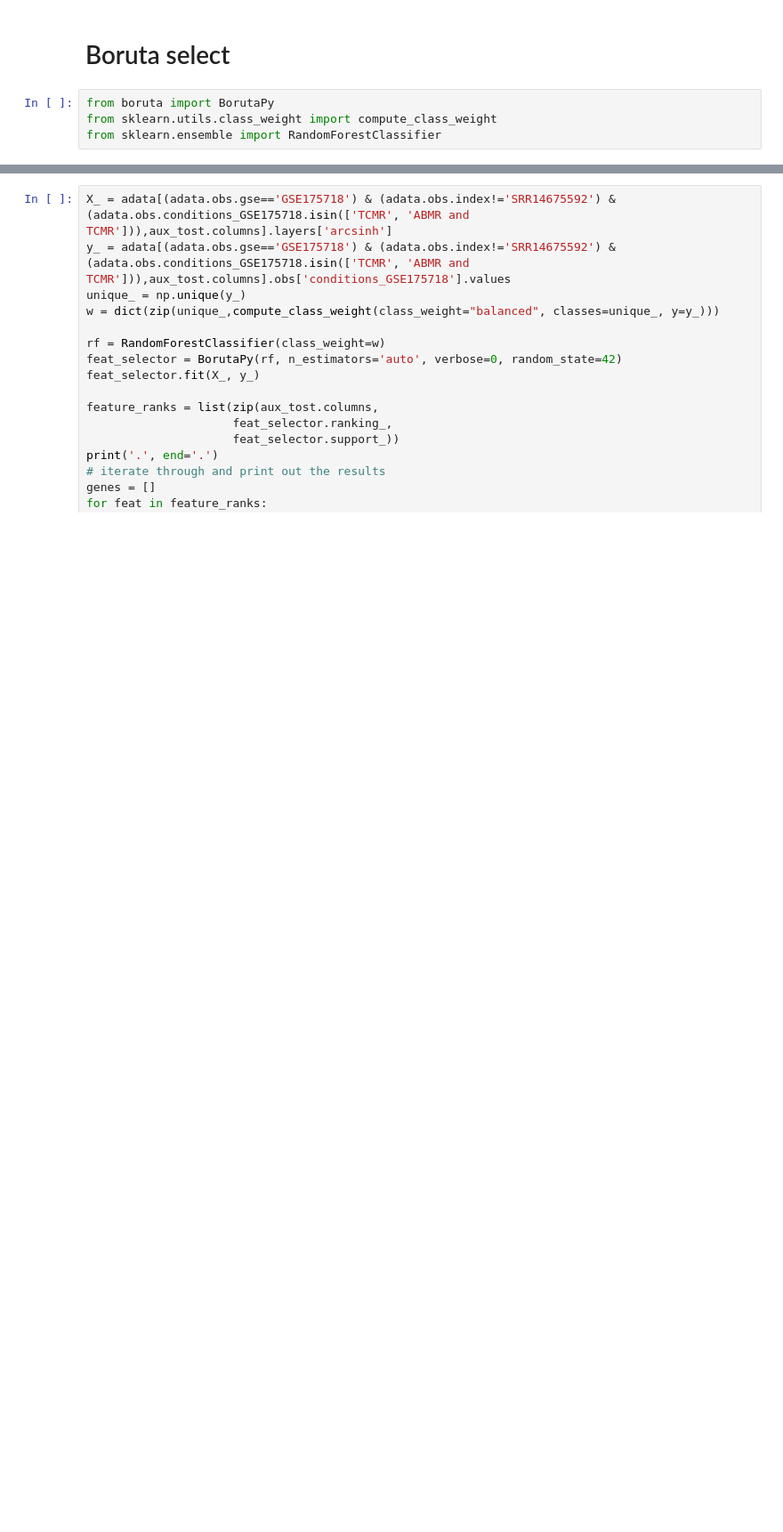
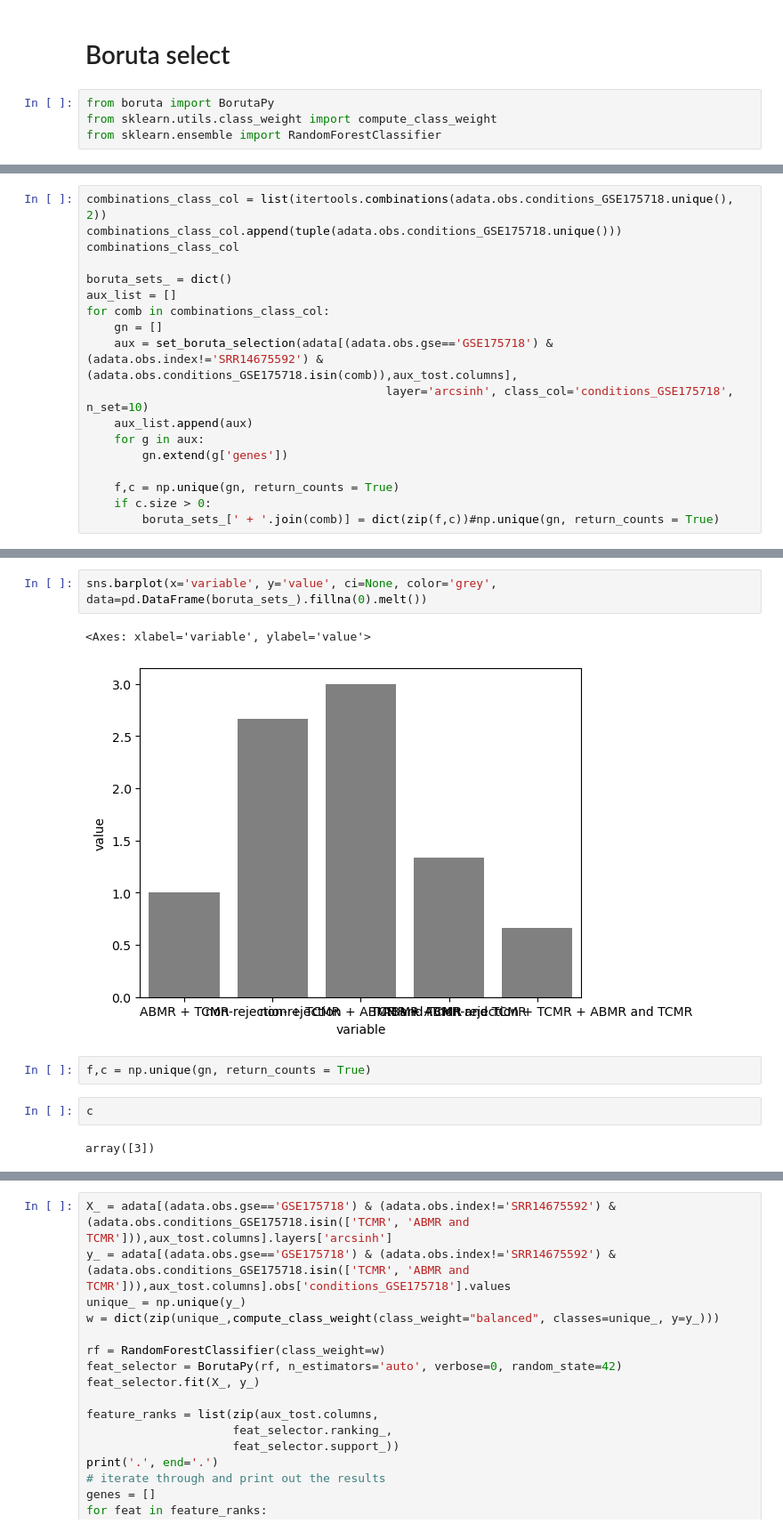
Before and after one commit to guilhermetabordaribas/housekeepingMinerPy, a Jupyter notebook: testing_pkg_hkgMiner.ipynb, the cells around one changed output, grey strips where cells are left out. Shown at 89% size. Drawn from its saved outputs; the diff is of its cells as text; blank space fills up the shorter version.

```diff
--- a/testing_pkg_hkgMiner.ipynb
+++ b/testing_pkg_hkgMiner.ipynb
@@ -718,0 +868,18 @@ from sklearn.ensemble import RandomForestClassifier
+# %%
+combinations_class_col = list(itertools.combinations(adata.obs.conditions_GSE175718.unique(), 2))
+combinations_class_col.append(tuple(adata.obs.conditions_GSE175718.unique()))
+combinations_class_col
+
+boruta_sets_ = dict()
+aux_list = []
+for comb in combinations_class_col:
+    gn = []
+    aux = set_boruta_selection(adata[(adata.obs.gse=='GSE175718') & (adata.obs.index!='SRR14675592') & (adata.obs.conditions_GSE175718.isin(comb)),aux_tost.columns],
+                                           layer='arcsinh', class_col='conditions_GSE175718', n_set=10)
+    aux_list.append(aux)
+    for g in aux:
+        gn.extend(g['genes'])
+
+    f,c = np.unique(gn, return_counts = True)
+    if c.size > 0:
+        boruta_sets_[' + '.join(comb)] = dict(zip(f,c))#np.unique(gn, return_counts = True)
@@ -718,0 +901,11 @@ from sklearn.ensemble import RandomForestClassifier
+# %%
+sns.barplot(x='variable', y='value', ci=None, color='grey',  data=pd.DataFrame(boruta_sets_).fillna(0).melt())
+# %% [output]
+<Axes: xlabel='variable', ylabel='value'>
+[figure, added]
+# %%
+f,c = np.unique(gn, return_counts = True)
+# %%
+c
+# %% [output]
+array([3])
```
Also changed, not shown: parts of 15 cells of this notebook, 1 other file.
